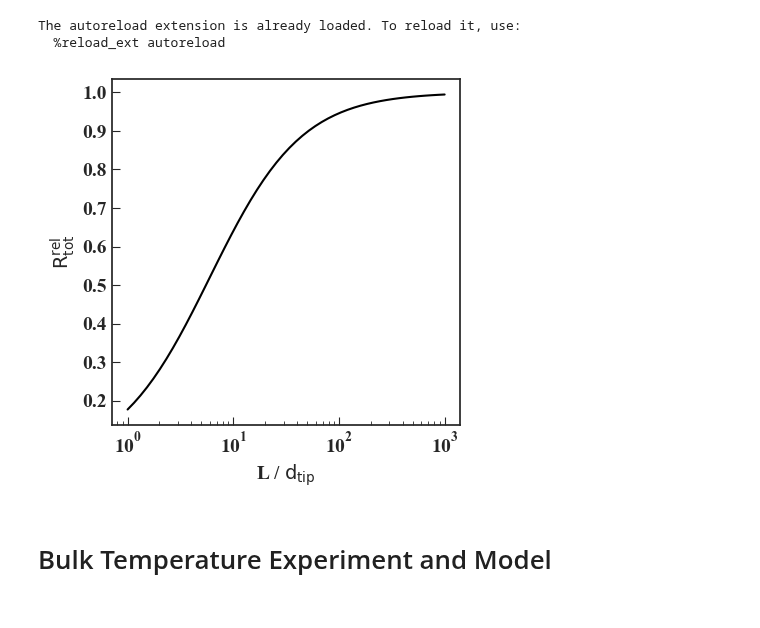
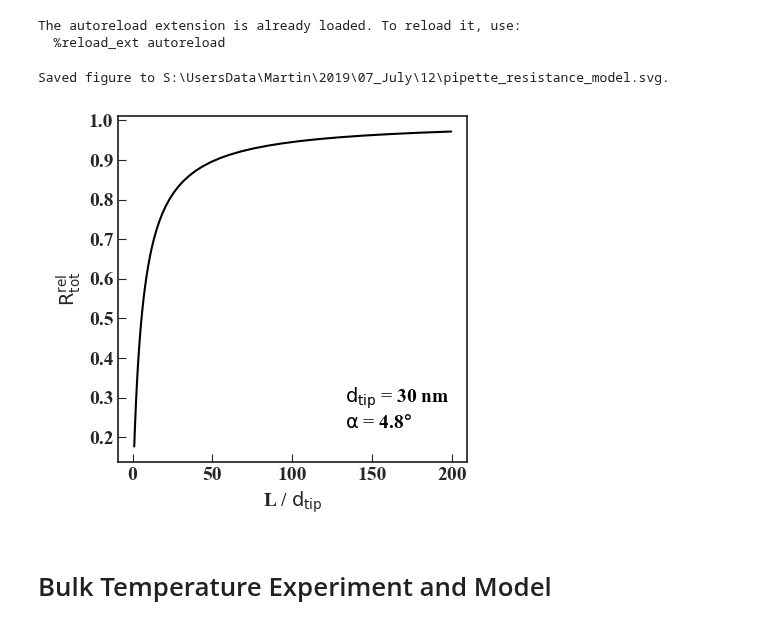
Before and after one commit to martinholub/sicm, a Jupyter notebook: notebooks/model.ipynb, the cells around one changed output. Saved outputs shown, nothing was run; the diff lists cells and outputs as text; code cells hidden in the pictures.

```diff
--- a/notebooks/model.ipynb
+++ b/notebooks/model.ipynb
@@ -374,13 +374,27 @@ import numpy as np
 The autoreload extension is already loaded. To reload it, use:
   %reload_ext autoreload
 # %%
-pipette = Pipette(d_tip = 30e-9, alpha = 4.78, length = 1)
+d_tip = 30e-9
+alpha = 4.75
+lens = np.logspace(0, 2.3, 50) * d_tip
+
+pipette = Pipette(d_tip, alpha, length = 1)
 medium = Medium(kappa = Conductivity(T0 = 298.15, c0 = 0.25).kappa())
-# %%
-lens = np.logspace(0, 3, 50) * pipette.d_tip
-pipette.plot_resistance(medium, lens, scale = "logx", ticks = True)
-# %% [output]
-[figure, removed]
+# %%
+txt = r"$\rm{d_{tip}}$ = " + "{:.0f} nm".format(d_tip * 1e9)
+txt += "\n" + r"$\rm{\alpha}$ = " + r"{:.1f}$\degree$".format(alpha)
+
+datadir = r"S:\UsersData\Martin\2019\07_July\12"
+exp_name = "pipette_resistance_model"
+
+fname = os.path.join(datadir, exp_name + ".svg")
+
+pipette.plot_resistance(medium, lens, scale = "none", ticks = True,
+                       text = txt, text_loc = (0.65, 0.1),
+                        fname = fname)
+# %% [output]
+Saved figure to S:\UsersData\Martin\2019\07_July\12\pipette_resistance_model.svg.
+[figure, added]
 # %% [markdown]
 # Bulk Temperature Experiment and Model
 # %%
```
Also changed, not shown: parts of 14 cells of this notebook, 3 other files.
